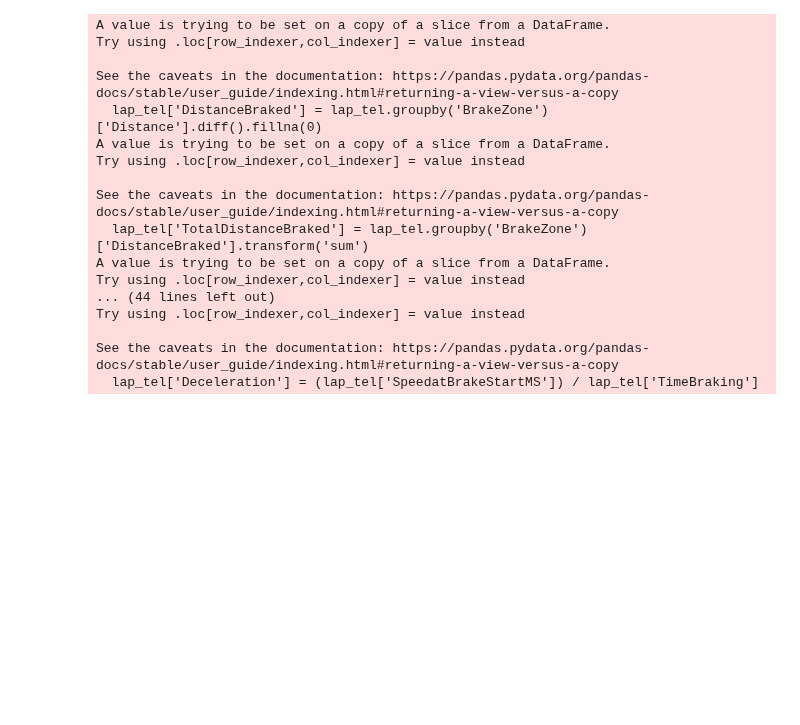
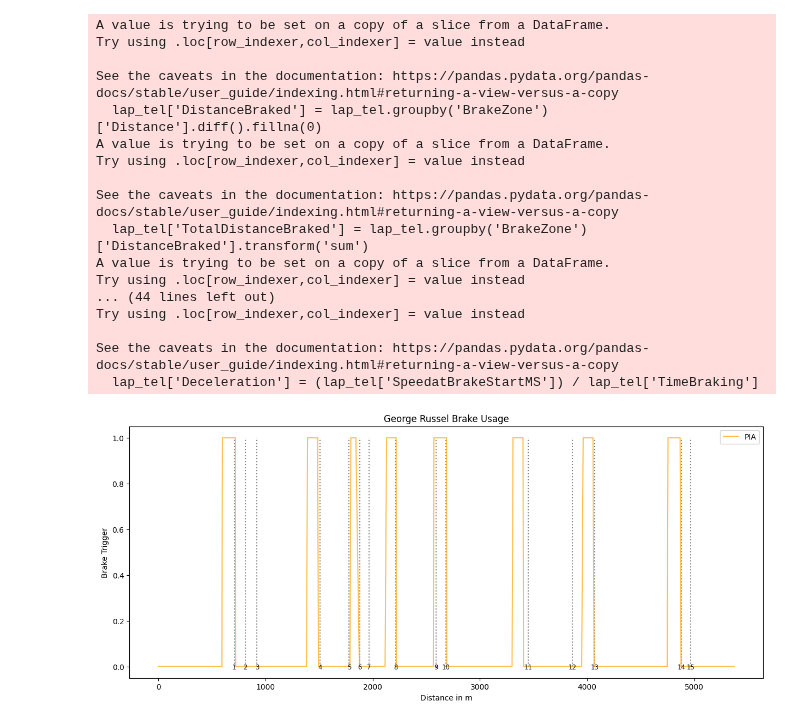
Before and after one commit to OhOmah/F1Revisited, a Jupyter notebook: KeyCornerPlayground.ipynb, the cells around one changed output. Drawn from its saved outputs; the diff is of its cells as text; code cells hidden in the pictures; blank space fills up the shorter version.

```diff
--- a/KeyCornerPlayground.ipynb
+++ b/KeyCornerPlayground.ipynb
@@ -50,6 +48,7 @@ lap_tel = car_data.copy()
 # Now Calculate the brakezones
 lap_tel['BrakeZone'] = lap_tel[lap_tel['Brake']].index.to_series().diff().ne(1).cumsum()
 
+visualize = lap_tel.copy()
 # Drop rows where brake zone is NaN
 lap_tel = lap_tel.dropna(subset=['BrakeZone'])
 # %%
@@ -101,6 +100,33 @@ Try using .loc[row_indexer,col_indexer] = value instead
 
 See the caveats in the documentation: https://pandas.pydata.org/pandas-docs/stable/user_guide/indexing.html#returning-a-view-versus-a-copy
   lap_tel['Deceleration'] = (lap_tel['SpeedatBrakeStartMS']) / lap_tel['TimeBraking']
+# %%
+# Visualize key aspects
+circuit_info = race.get_circuit_info()
+
+# Plot Binary plot showing braking over distance
+fig, ax = plt.subplots()
+
+fig.set_figheight(6)
+fig.set_figwidth(15)
+
+ax.vlines(x=circuit_info.corners['Distance'], ymin=0, ymax=1, linestyles="dotted", colors='grey')
+
+# Plot corners
+for _, corner in circuit_info.corners.iterrows():
+    txt = f"{corner['Number']}{corner['Letter']}"
+    ax.text(corner['Distance'], 0, txt,
+            va='center_baseline', ha='center', size='small')
+
+ax.plot(visualize['Distance'], visualize['Brake'], label ='PIA', color="orange", alpha=0.7)
+ax.set_xlabel('Distance in m')
+ax.set_ylabel('Brake Trigger')
+ax.set_title("George Russel Brake Usage")
+ax.legend()
+
+plt.show()
+# %% [output]
+[figure, added]
 # %%
 # Now let's analyze braking zones
 def analyze_braking_zones(lap_tel):
```
Also changed, not shown: parts of 7 cells of this notebook, 1 other file.
